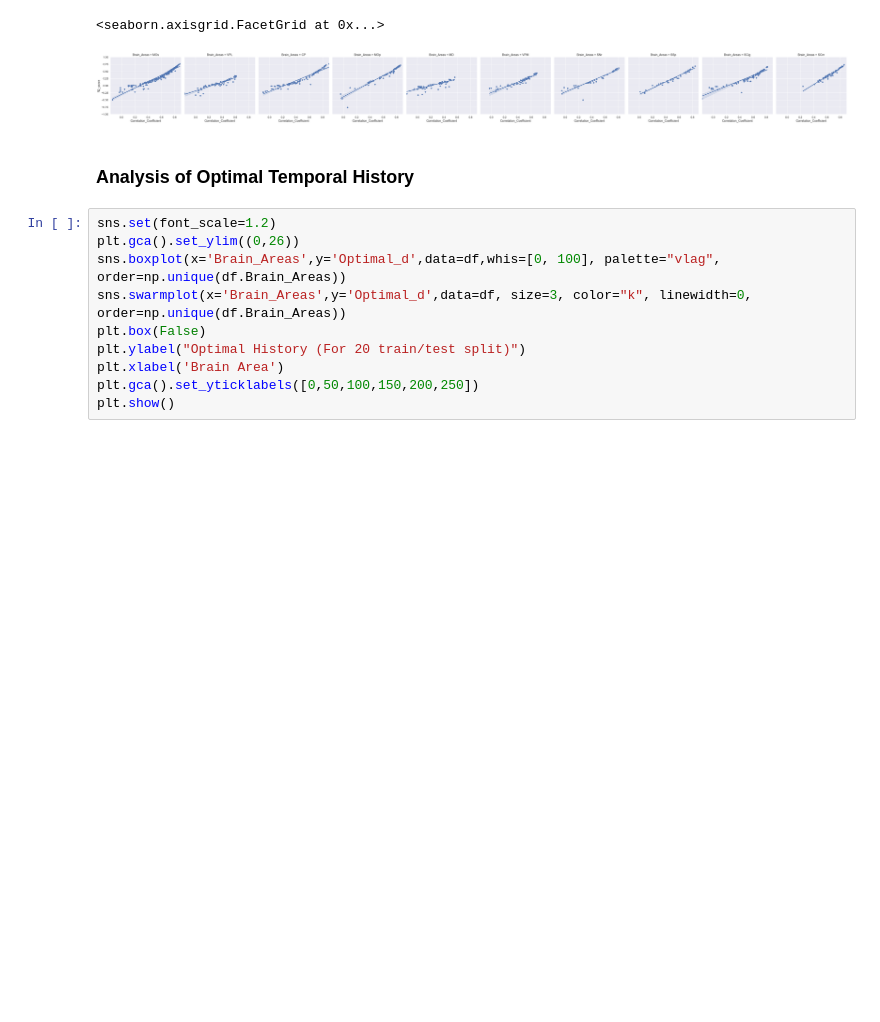
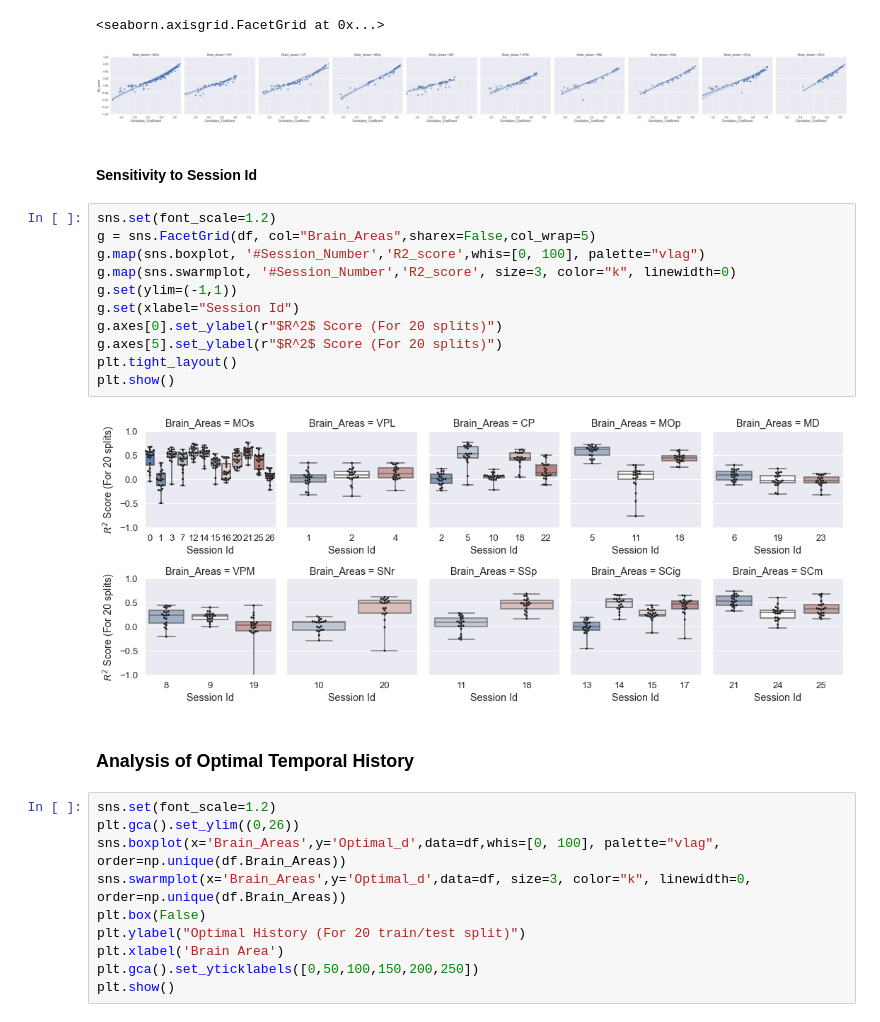
Before and after one commit to VaibhavSharma08/pod-96-manymanifolds, a Jupyter notebook: Population Spike Code Approach/analysis/GLM Analysis.ipynb, the cells around one changed output. Saved outputs shown, nothing was run; the diff lists cells and outputs as text; blank space fills up the shorter version.

Commit message:
updated with sensitivity analysis

```diff
--- a/Population Spike Code Approach/analysis/GLM Analysis.ipynb
+++ b/Population Spike Code Approach/analysis/GLM Analysis.ipynb
@@ -123,6 +123,21 @@ g.set(ylim=(-1,1))
 # %% [output]
 <seaborn.axisgrid.FacetGrid at 0x...>
 [figure]
+# %% [markdown]
+#### Sensitivity to Session Id
+# %%
+sns.set(font_scale=1.2)
+g = sns.FacetGrid(df, col="Brain_Areas",sharex=False,col_wrap=5)
+g.map(sns.boxplot, '#Session_Number','R2_score',whis=[0, 100], palette="vlag")
+g.map(sns.swarmplot, '#Session_Number','R2_score', size=3, color="k", linewidth=0)
+g.set(ylim=(-1,1))
+g.set(xlabel="Session Id")
+g.axes[0].set_ylabel(r"$R^2$ Score (For 20 splits)")
+g.axes[5].set_ylabel(r"$R^2$ Score (For 20 splits)")
+plt.tight_layout()
+plt.show()
+# %% [output]
+[figure, added]
 # %% [markdown]
 ### Analysis of Optimal Temporal History
 # %%
```
Also changed, not shown: parts of 3 cells of this notebook, 2 other files.
